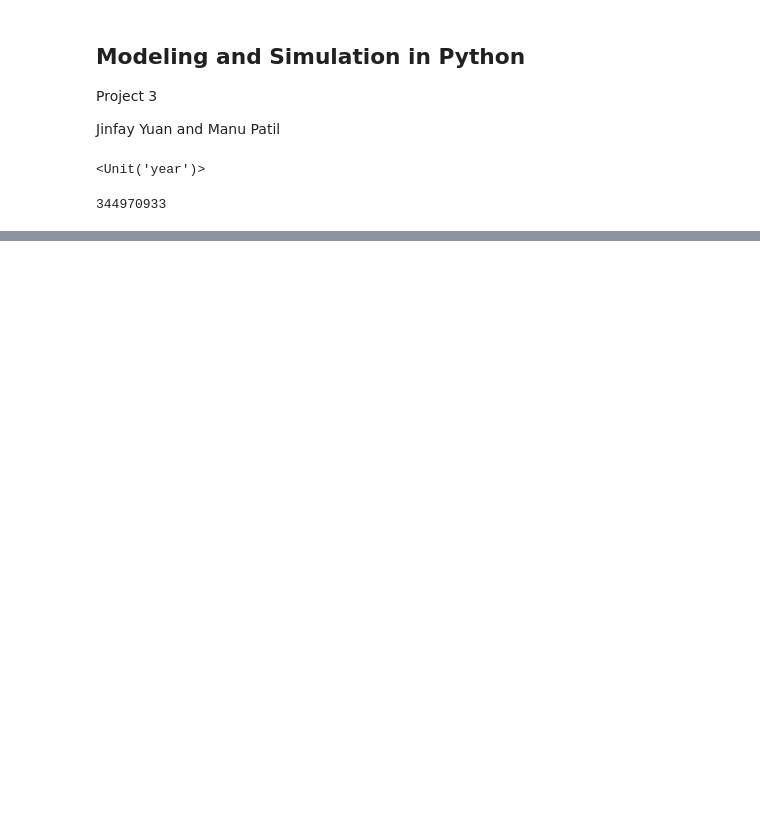
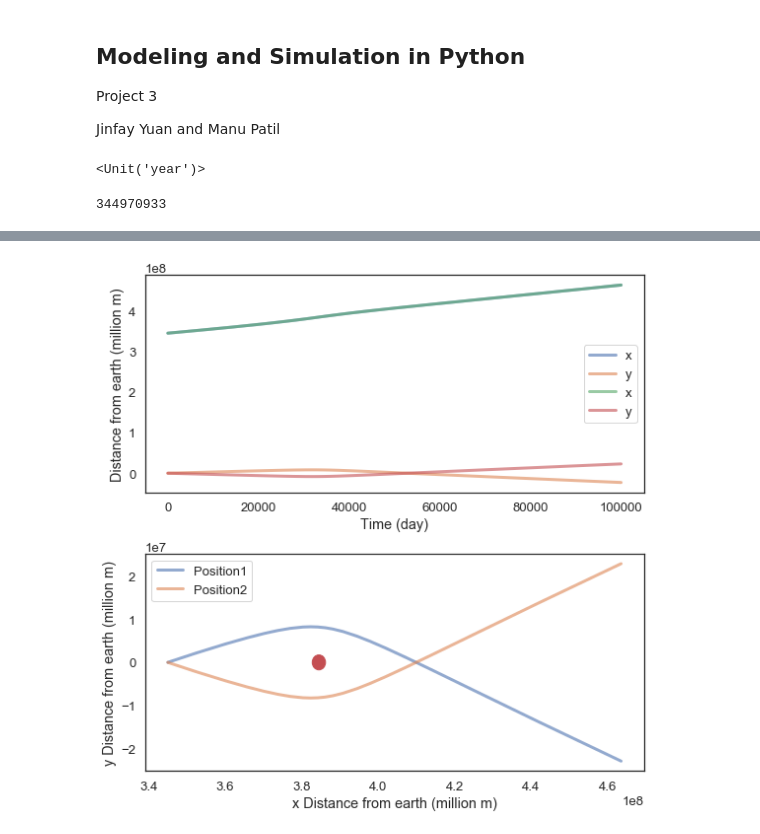
Before and after one commit to mpatil99/modsim-Project3, a Jupyter notebook: Untitled1.ipynb, the cells around one changed output, grey strips where cells are left out. Cells and saved outputs as stored; diff of their text form; code cells hidden in the pictures; blank space fills up the shorter version.

Commit message:
The moon works

```diff
--- a/Untitled1.ipynb
+++ b/Untitled1.ipynb
@@ -66,14 +69,16 @@ def slope_func(state, t, system):
     x, y, vx, vy, mx, my = state
     unpack(system)
 
-    forceEarthx, forceEarthy = Earth_fgrav(state,system)
-    forceMoonx, forceMoony = Moon_fgrav(state,system)
+    forceEarth = Earth_fgrav(state,system)
+    forceMoon = Moon_fgrav(state,system)
     dxdt = vx
     dydt = vy
-    dvxdt = (-forceEarthx + forceMoonx) / Mass_Satellite
-    dvydt = (-forceEarthy + forceMoony) / Mass_Satellite
+#     print(forceEarthx, forceEarthy)
+#     print(forceMoonx,forceMoony)
+    dvxdt = (forceEarth.x + forceMoon.x) / Mass_Satellite
+    dvydt = (forceEarth.y + forceMoon.y) / Mass_Satellite
+#     print(t)
 
-
-    return dxdt, dydt, dvxdt, dvydt
+    return dxdt, dydt, dvxdt, dvydt, 0, 0
 # %%
 def Earth_fgrav(state,system):
@@ -109,0 +121,4 @@ Moon_fgrav(system.init, system)
+# %%
+system = make_system(Mass_Earth, Mass_Moon, Mass_Satellite, G, r_0, 1000,300)
+results, details = run_ode_solver(system, slope_func, method = "RK23")
+details
@@ -109,0 +151,28 @@ Moon_fgrav(system.init, system)
+# %%
+def plot_position2(results1, results2):
+
+    unpack(system)
+    subplot(2,1,1)
+    plot(results1.x, label='x')
+    plot(results1.y, label = 'y')
+    plot(results2.x, label='x')
+    plot(results2.y, label = 'y')
+    decorate(xlabel='Time (day)',
+             ylabel='Distance from earth (million m)')
+    subplot(2,1,2)
+    circle1 = plt.Circle((384472281, 0), 1736482, color='r')
+    fig = plt.gcf()
+    ax = fig.gca()
+    ax.add_artist(circle1)
+    plot(results1.x,results1.y, label = 'Position1')
+    plot(results2.x,results2.y, label = 'Position2')
+    decorate(xlabel='x Distance from earth (million m)',
+             ylabel='y Distance from earth (million m)')
+# %%
+
+system = make_system(Mass_Earth, Mass_Moon, Mass_Satellite, G, r_0, 1000,-300)
+results2, details = run_ode_solver(system, slope_func, method = "RK23")
+details
+plot_position2(results,results2)
+# %% [output]
+[figure, added]
```
Also changed, not shown: parts of 10 cells of this notebook.
